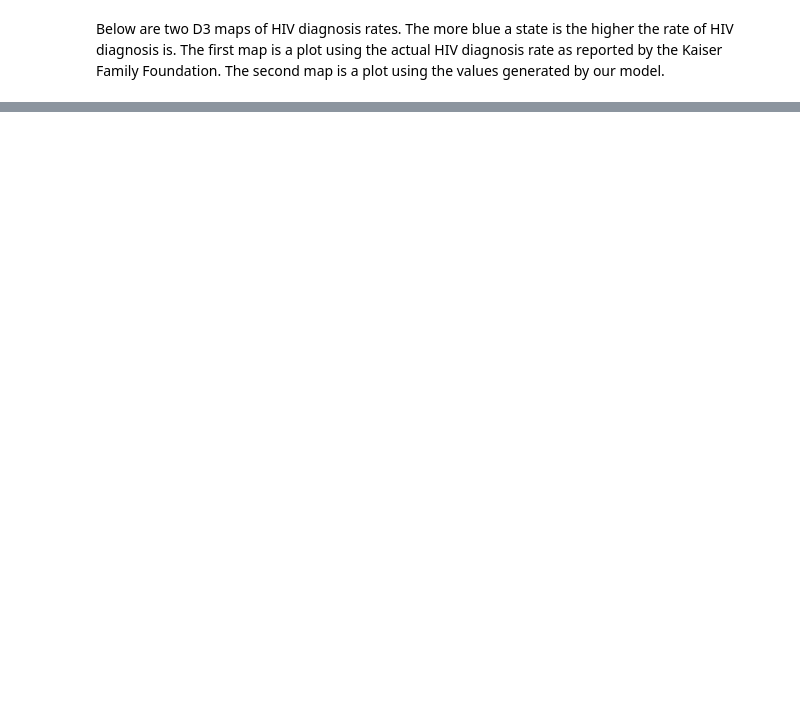
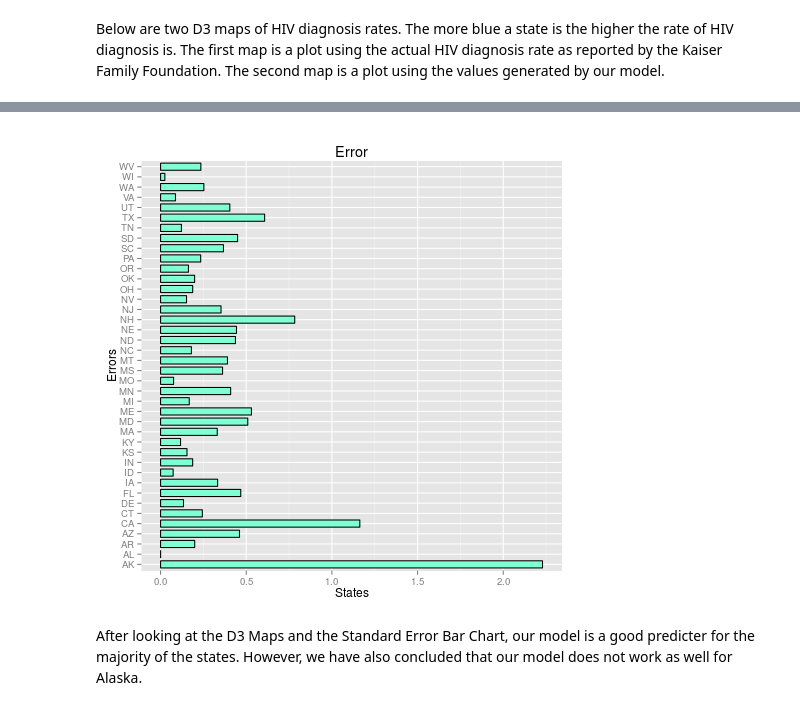
Before and after one commit to kyen89/data-analysis-template, a Jupyter notebook: notebooks/NB4_project_report.ipynb, the cells around one changed output, grey strips where cells are left out. Cells and saved outputs as stored; diff of their text form; code cells hidden in the pictures; blank space fills up the shorter version.

```diff
--- a/notebooks/NB4_project_report.ipynb
+++ b/notebooks/NB4_project_report.ipynb
@@ -347,0 +434,14 @@ display(html)
+# %%
+%%R
+#testing our model against each US state
+states_df <- as.data.frame(cbind(DF_Analysis[,1], DF_Analysis[,5], DF_Analysis[,6], DF_Analysis[,10], DF_Analysis[,11], DF_Analysis[,13], DF_Analysis[,14]))
+colnames(states_df) <- c("uninsured", "federal_funds", "test_rate", "hospital_for_profit", "chlamydia", "gonorrhea", "target")
+rownames(states_df) <- row.names(DF_Analysis)
+
+states_df$target = as.numeric(as.character(states_df$target))
+#TEST RESULTS
+states_df["estimation"] = -11.516558  + -52.025914*DF_Analysis$uninsured  + 0.000000*DF_Analysis$federal_funds + 80.208011*DF_Analysis$test_rate + 13.399644*DF_Analysis$hospital_for_profit + -0.000242*DF_Analysis$chlamydia  + 0.000881*DF_Analysis$gonorrhea
+states_df["error"] = abs(states_df$target - states_df$estimation) / states_df$target
+states_df = states_df[order(states_df$error),]
+states_df["rank"] = 1:40
+print(head(states_df))
@@ -347,0 +463,13 @@ display(html)
+# %%
+%%R
+errorplot_hist <- ggplot(data=states_df, aes(x=rownames(states_df),y=states_df$error)) +
+        geom_bar(colour="black", fill="#7FFFD4", width=.7, stat="identity") +
+        guides(fill=FALSE) +
+        xlab("Errors") + ylab("States") +
+        ggtitle("Error") + coord_flip()
+
+print(errorplot_hist)
+# %% [output]
+[figure, added]
+# %% [markdown]
+After looking at the D3 Maps and the Standard Error Bar Chart, our model is a good predicter for the majority of the states. However, we have also concluded that our model does not work as well for Alaska.
```
Also changed, not shown: parts of 19 cells of this notebook, 1 other file.
